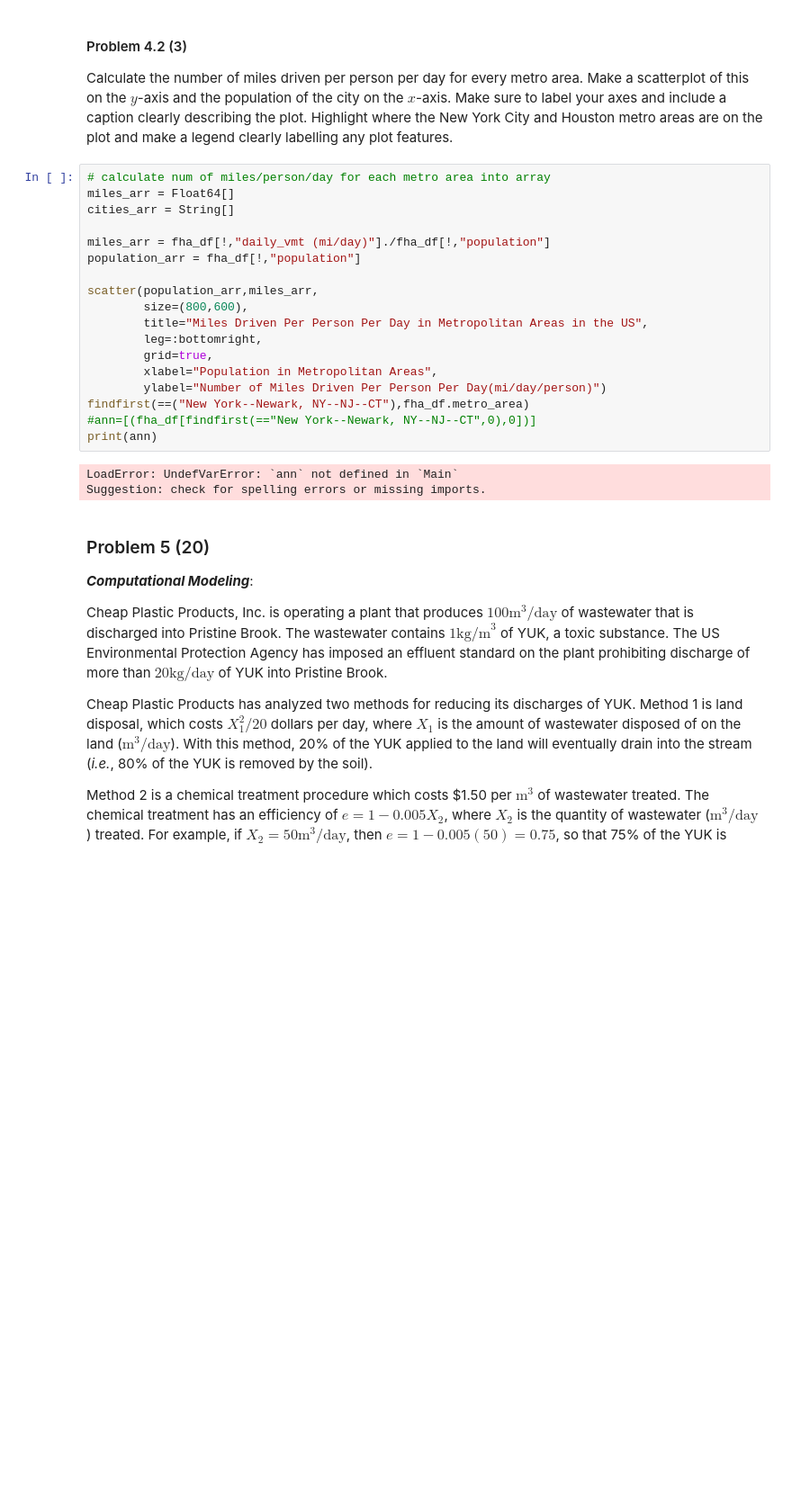
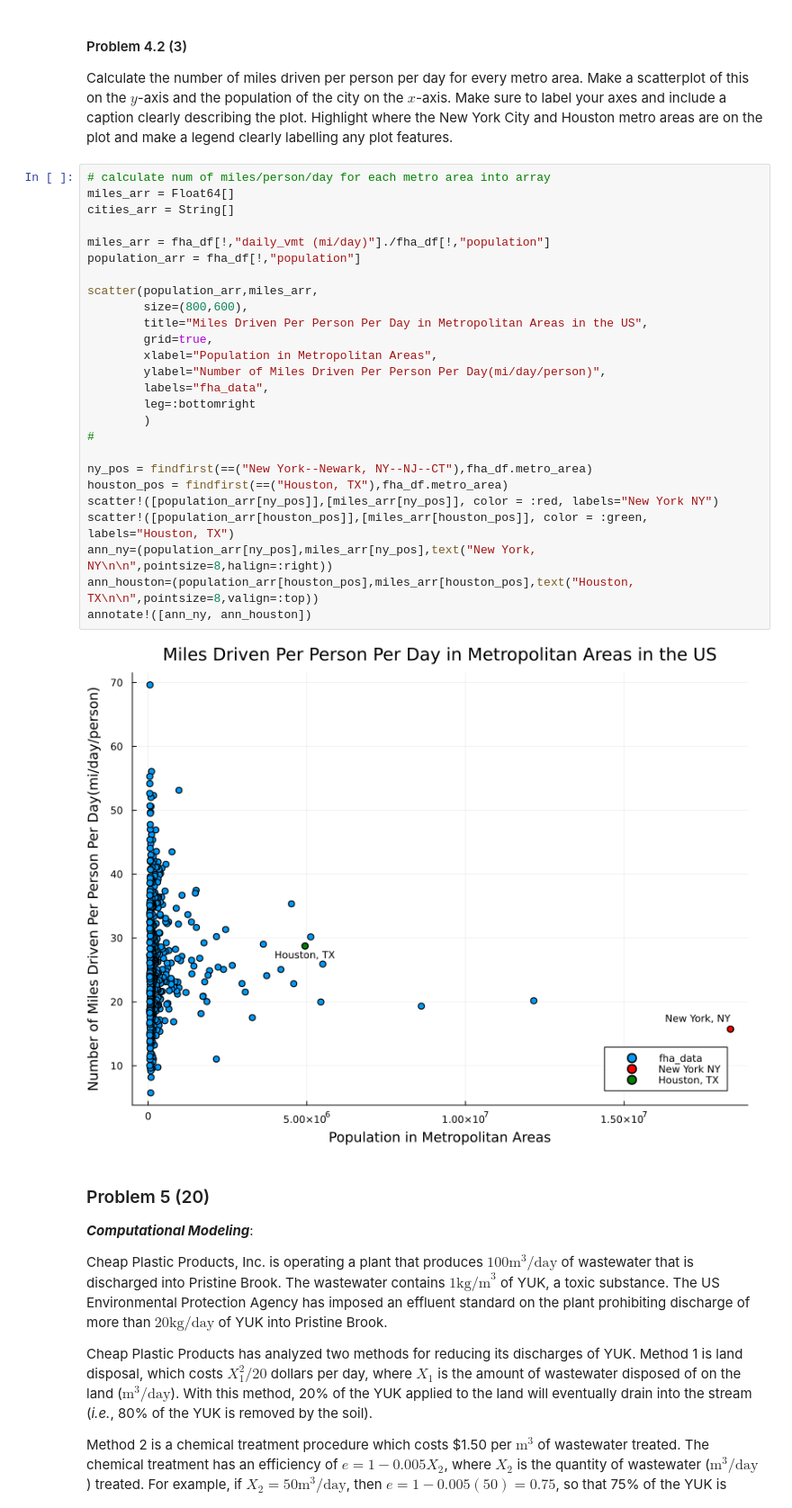
Before and after one commit to gchen8888/hw01, a Jupyter notebook: hw01.ipynb, the cells around one changed output. Shown at 90% size. Saved outputs shown, nothing was run; the diff lists cells and outputs as text; blank space fills up the shorter version.

```diff
--- a/hw01.ipynb
+++ b/hw01.ipynb
@@ -351,24 +349,31 @@ labelling any plot features.
 # %%
 # calculate num of miles/person/day for each metro area into array
 miles_arr = Float64[]
 cities_arr = String[]
 
 miles_arr = fha_df[!,"daily_vmt (mi/day)"]./fha_df[!,"population"]
 population_arr = fha_df[!,"population"]
 
 scatter(population_arr,miles_arr,
         size=(800,600),
         title="Miles Driven Per Person Per Day in Metropolitan Areas in the US",
-        leg=:bottomright,
         grid=true,
         xlabel="Population in Metropolitan Areas",
-        ylabel="Number of Miles Driven Per Person Per Day(mi/day/person)")
-findfirst(==("New York--Newark, NY--NJ--CT"),fha_df.metro_area)
-#ann=[(fha_df[findfirst(=="New York--Newark, NY--NJ--CT",0),0])]
-print(ann)
+        ylabel="Number of Miles Driven Per Person Per Day(mi/day/person)",
+        labels="fha_data",
+        leg=:bottomright
+        )
+#
+
+ny_pos = findfirst(==("New York--Newark, NY--NJ--CT"),fha_df.metro_area)
+houston_pos = findfirst(==("Houston, TX"),fha_df.metro_area)
+scatter!([population_arr[ny_pos]],[miles_arr[ny_pos]], color = :red, labels="New York NY")
+scatter!([population_arr[houston_pos]],[miles_arr[houston_pos]], color = :green, labels="Houston, TX")
+ann_ny=(population_arr[ny_pos],miles_arr[ny_pos],text("New York, NY\n\n",pointsize=8,halign=:right))
+ann_houston=(population_arr[houston_pos],miles_arr[houston_pos],text("Houston, TX\n\n",pointsize=8,valign=:top))
+annotate!([ann_ny, ann_houston])
 # %% [output]
-LoadError: UndefVarError: `ann` not defined in `Main`
-Suggestion: check for spelling errors or missing imports.
+[figure, added]
 # %% [markdown]
 ### Problem 5 (20)
 
```
Also changed, not shown: parts of 3 cells of this notebook.
